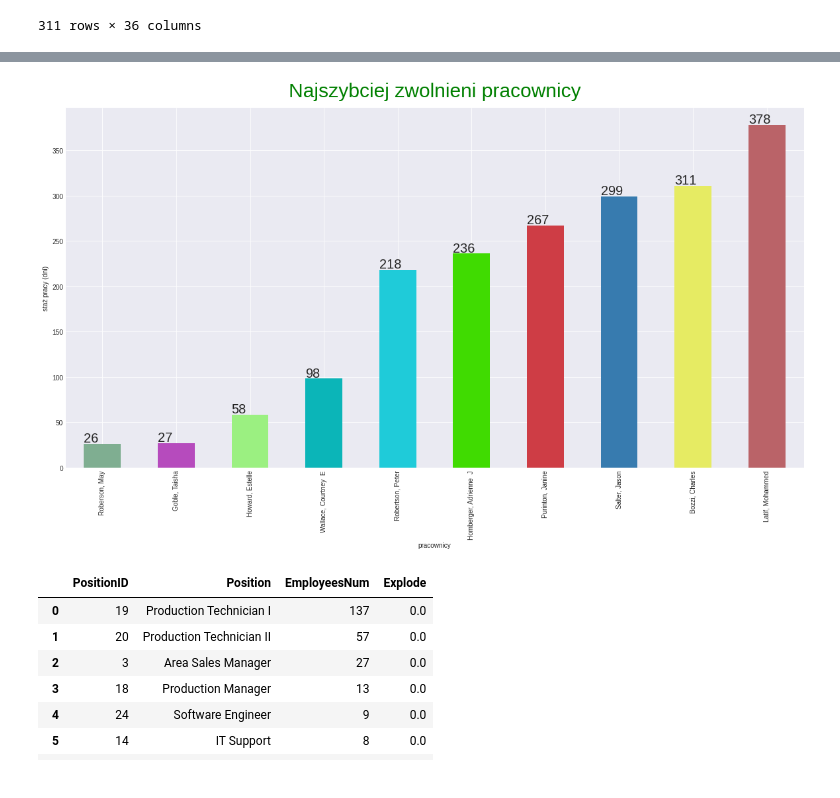
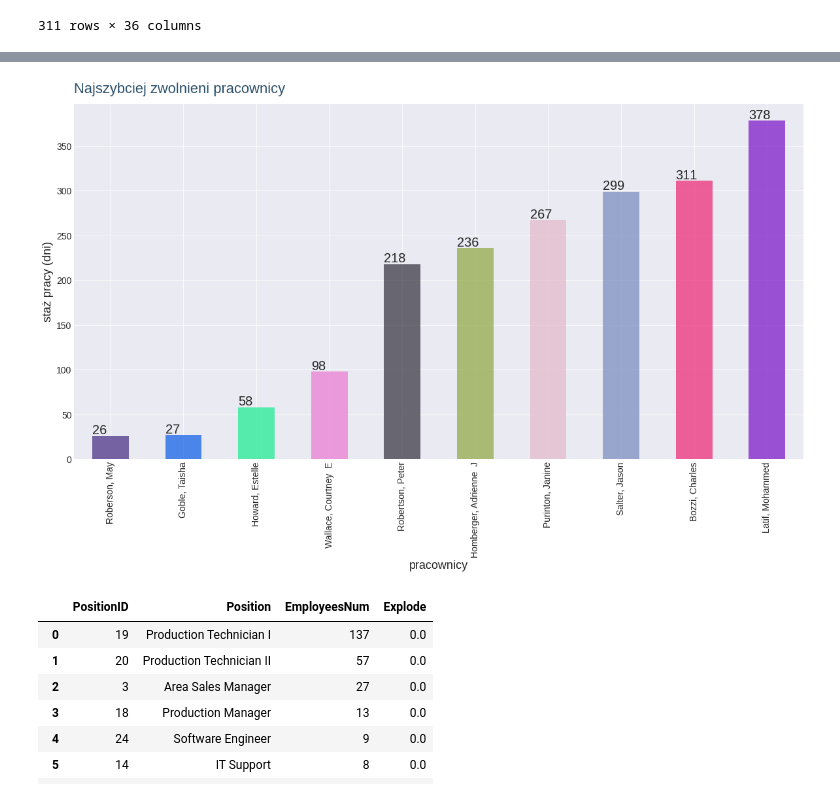
Before and after one commit to wkabatc/inwd-project, a Jupyter notebook: inwd_projekt.ipynb, the cells around one changed output, grey strips where cells are left out. Drawn from its saved outputs; the diff is of its cells as text; code cells hidden in the pictures.

```diff
--- a/inwd_projekt.ipynb
+++ b/inwd_projekt.ipynb
@@ -67,8 +66,12 @@ import random
 import numpy as np
 import plotly.express as px
 import plotly.graph_objects as go
+from plotly.subplots import make_subplots
 
 plt.style.use("seaborn-darkgrid")
+plt.rc('axes', labelsize = 18)
+plt.rc('xtick', labelsize = 14)
+plt.rc('ytick', labelsize = 14)
 
 df = pd.read_csv('./HRDataset_v14.csv')
 
@@ -106,15 +139,15 @@ plot1Df = df.dropna()
 # %%
 colors = ["#"+''.join([random.choice('0123456789ABCDEF') for j in range(6)])
-             for i in range(10)]
-plot1 = plot1Df.nsmallest(10, ['WorkExp']).plot.bar(x = 'Employee_Name', y = 'WorkExp', figsize = (20, 10), color = colors)
+             for i in range(11)]
+plot1 = plot1Df.nsmallest(10, ['WorkExp']).plot.bar(x = 'Employee_Name', y = 'WorkExp', color = colors, alpha = 0.7, figsize = (20, 10))
 plot1.get_legend().remove()
-plot1.set_title(label = 'Najszybciej zwolnieni pracownicy', fontsize = 30, color = 'green', y = 1.02)
+plot1.set_title(label = 'Najszybciej zwolnieni pracownicy', fontsize = 22, color = '#2d516b', y = 1.02, loc = 'left')
 plot1.set_xlabel('pracownicy')
 plot1.set_ylabel('staż pracy (dni)')
 for p in plot1.patches:
     plot1.annotate(str(int(p.get_height())), (p.get_x(), p.get_height() + 2), fontsize = 20)
 # %% [output]
-[figure, old version]
+[figure, new version]
 # %%
 #Wykres 2
 plot2Df = (df.groupby(['PositionID', 'Position'])['EmpID'].count()).sort_values(ascending = False).reset_index()
```
Also changed, not shown: parts of 14 cells of this notebook.
